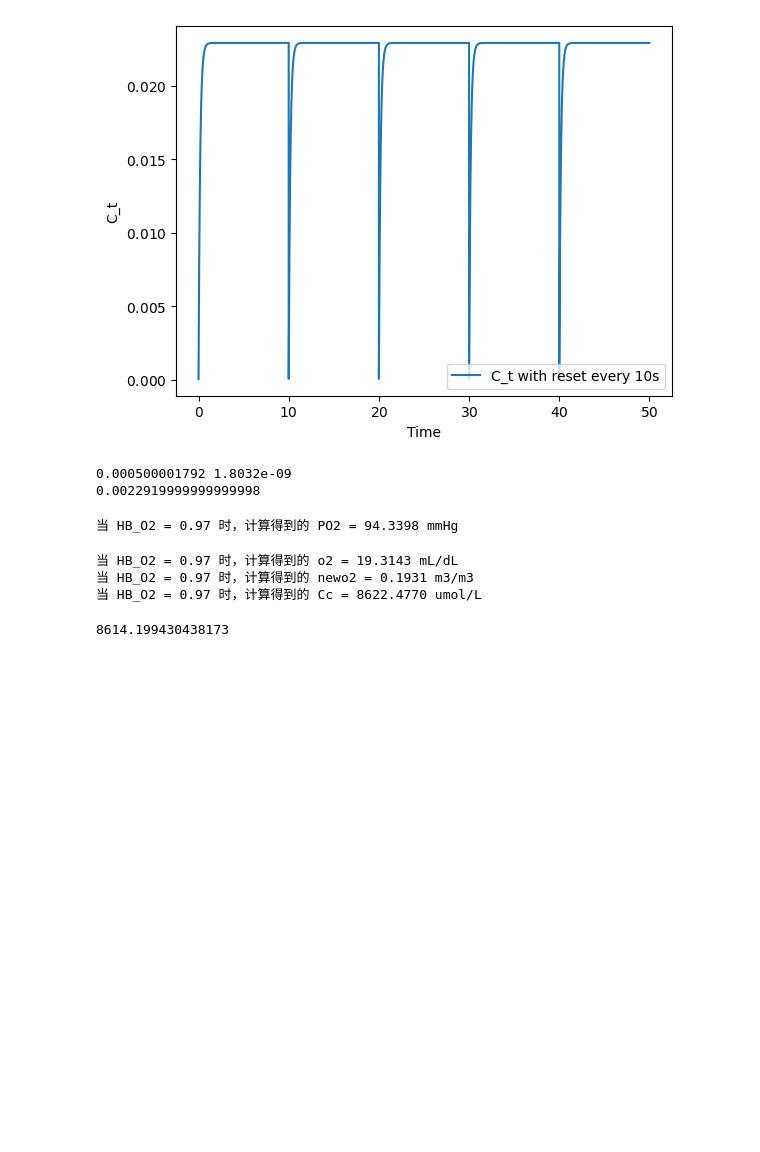
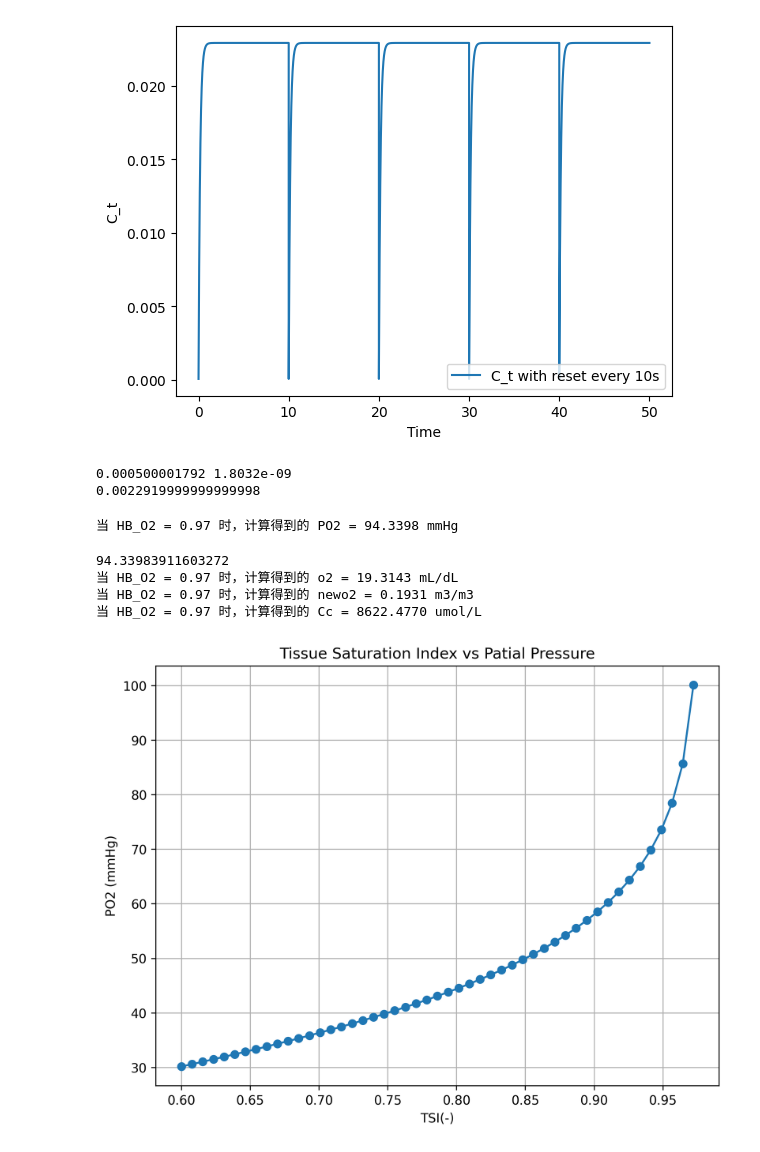
Before and after one commit to archiezq/BloodPressure, a Jupyter notebook: test.ipynb, the cells around one changed output. Saved outputs shown, nothing was run; the diff lists cells and outputs as text; code cells hidden in the pictures; blank space fills up the shorter version.

```diff
--- a/test.ipynb
+++ b/test.ipynb
@@ -232,7 +232,23 @@ print(f"当 HB_O2 = {HB_O2_value} 时，计算得到的 PO2 = {PO2_value:.4f} mm
 当 HB_O2 = 0.97 时，计算得到的 PO2 = 94.3398 mmHg
 # %%
 import numpy as np
+
+Hb_baseline = 150.0 # g/L
+L = 1.251   # 氧-血红蛋白解离曲线参数
+k = 0.0676  # 1/mmHg
+m = 17.71   # mmHg
+b = -0.274  # 偏移量
+O2_capacity = 1.34  # mL O2/g Hb, 血红蛋白氧容量
+alpha_p = 0.0031  # 氧气在血浆中的溶解系数
+
+def patial_pressure(SaO2):
+    """从SaO2计算PO2"""
+    return m + np.log(L / (SaO2 - b) - 1) / (-k)
+
 o2 = (1.34*15*0.97)+0.0031*17.71+0.0031/0.0676*np.log(1.251/(0.97+0.274)-1) # ml O2/dl blood
+
+oo = patial_pressure(0.97)
+print(oo)
 newo2 = o2*1e-2 # ml O2/ml blood
 Cc = newo2/22.4 * 1e6 # umol/L
 
@@ -240,10 +256,25 @@ print(f'当 HB_O2 = 0.97 时，计算得到的 o2 = {o2:.4f} mL/dL')
 print(f'当 HB_O2 = 0.97 时，计算得到的 newo2 = {newo2:.4f} m3/m3')
 print(f"当 HB_O2 = 0.97 时，计算得到的 Cc = {Cc:.4f} umol/L")
 # %% [output]
+94.33983911603272
 当 HB_O2 = 0.97 时，计算得到的 o2 = 19.3143 mL/dL
 当 HB_O2 = 0.97 时，计算得到的 newo2 = 0.1931 m3/m3
 当 HB_O2 = 0.97 时，计算得到的 Cc = 8622.4770 umol/L
-# %%
-((1.34*15*0.97)+0.0031*17.71+0.0031/0.0676*np.log(1.251/(0.97+0.274)-1))*446
-# %% [output]
-8614.199430438173
+# %%
+import matplotlib.pyplot as plt
+
+TSI_list = np.linspace(0.6, 0.98, 50)
+result = []
+for i in TSI_list:
+    pressure = patial_pressure(i)
+    result.append(pressure)
+
+plt.figure(figsize=(8, 6),dpi=300)
+plt.plot(TSI_list, result, '-o',label='PO2')
+plt.xlabel("TSI(-)")
+plt.ylabel("PO2 (mmHg)")
+plt.title("Tissue Saturation Index vs Patial Pressure")
+plt.grid()
+plt.show()
+# %% [output]
+[figure, added]
```
Also changed, not shown: 4 other files.
